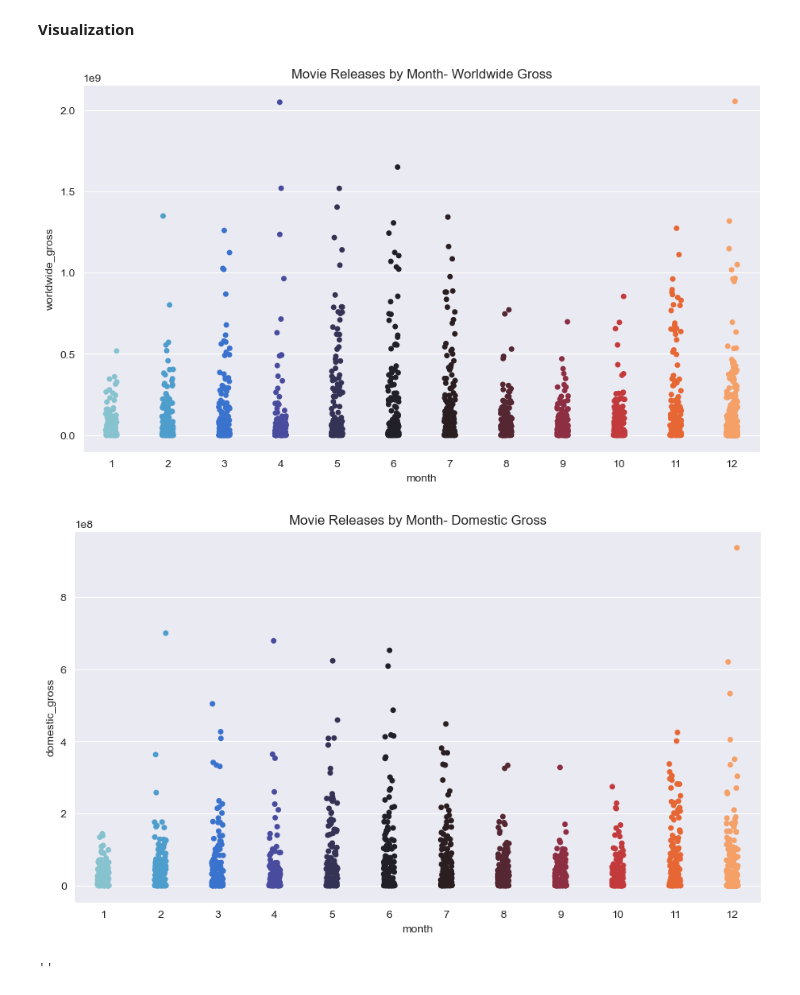
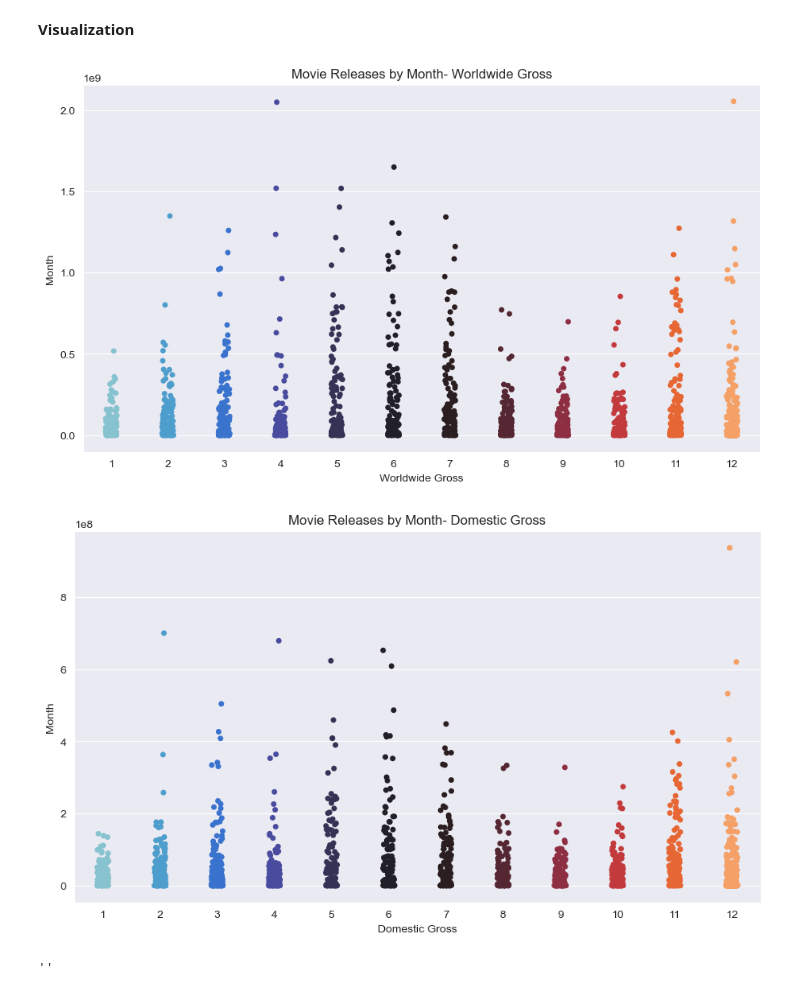
Before and after one commit to KImondorose/Film-Industry-Exploration, a Jupyter notebook: index.ipynb, the cells around one changed output. Drawn from its saved outputs; the diff is of its cells as text; code cells hidden in the pictures.

```diff
--- a/index.ipynb
+++ b/index.ipynb
@@ -910,25 +910,29 @@ movie_releases.sort_values(by = 'worldwide_gross', ascending = False).head(15)
 # %%
 # Plot to see the movies that were released at different months- Worldwide Gross
 
 f, ax = plt.subplots(figsize = (11, 6))
 movies = sns.stripplot(data = movie_releases,
                    x = "month",
                    y = "worldwide_gross",
                     palette = 'icefire')
-movies.set_title('Movie Releases by Month- Worldwide Gross');
+movies.set_title('Movie Releases by Month- Worldwide Gross')
+movies.set_xlabel('Worldwide Gross')
+movies.set_ylabel('Month');
 # %% [output]
-[figure, old version]
+[figure, new version]
 # %%
 # Plot to see the movies that were released at different months- Domestic Gross
 
 f, ax = plt.subplots(figsize = (11, 6))
-movies = sns.stripplot(data = movie_releases,
+movies2 = sns.stripplot(data = movie_releases,
                    x = "month",
                    y = "domestic_gross",
                     palette = 'icefire')
-movies.set_title('Movie Releases by Month- Domestic Gross');
+movies2.set_title('Movie Releases by Month- Domestic Gross')
+movies2.set_xlabel('Domestic Gross')
+movies2.set_ylabel('Month');
 # %% [output]
-[figure, old version]
+[figure, new version]
 # %%
 # Let's use a box for another similar visualization- Worldwide Gross
 f, ax = plt.subplots(figsize = (11, 6))
```
Also changed, not shown: parts of 2 cells of this notebook, 5 other files.
